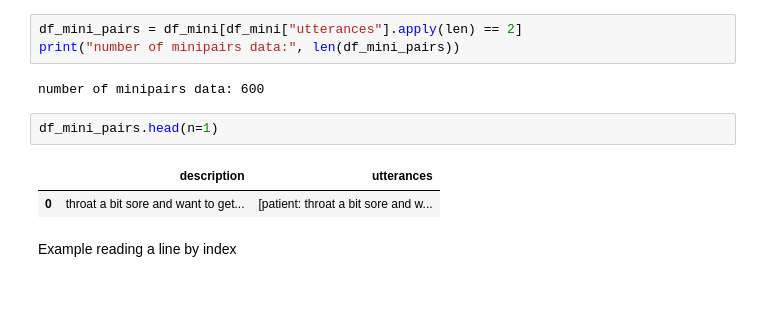
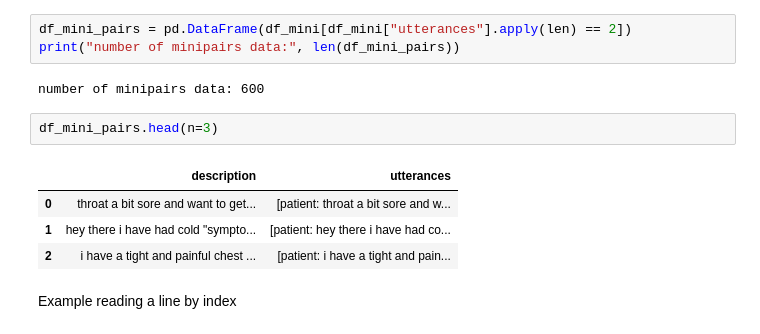
Before and after one commit to maxjing97/symbolic_Medical_NER_study, a Jupyter notebook: 1-prelim_data_processing_and_BERT_analysis.ipynb, the cells around one changed output. Saved outputs shown, nothing was run; the diff lists cells and outputs as text; blank space fills up the shorter version.

```diff
--- a/1-prelim_data_processing_and_BERT_analysis.ipynb
+++ b/1-prelim_data_processing_and_BERT_analysis.ipynb
@@ -75,15 +75,17 @@ As we can see the vast majority of the dataset contains 2 way utterances
 # %% [markdown]
 ### isolating the utterance pairs (they always start with patient)
 # %%
-df_mini_pairs = df_mini[df_mini["utterances"].apply(len) == 2]
+df_mini_pairs = pd.DataFrame(df_mini[df_mini["utterances"].apply(len) == 2])
 print("number of minipairs data:", len(df_mini_pairs))
 # %% [output]
 number of minipairs data: 600
 # %%
-df_mini_pairs.head(n=1)
+df_mini_pairs.head(n=3)
 # %% [output]
 |  | description | utterances |
 | 0 | throat a bit sore and want to get... | [patient: throat a bit sore and w... |
+| 1 | hey there i have had cold "sympto... | [patient: hey there i have had co... |
+| 2 | i have a tight and painful chest ... | [patient: i have a tight and pain... |
 # %% [markdown]
 Example reading a line by index
 # %%
```
Also changed, not shown: parts of 40 cells of this notebook, 3 other files.
